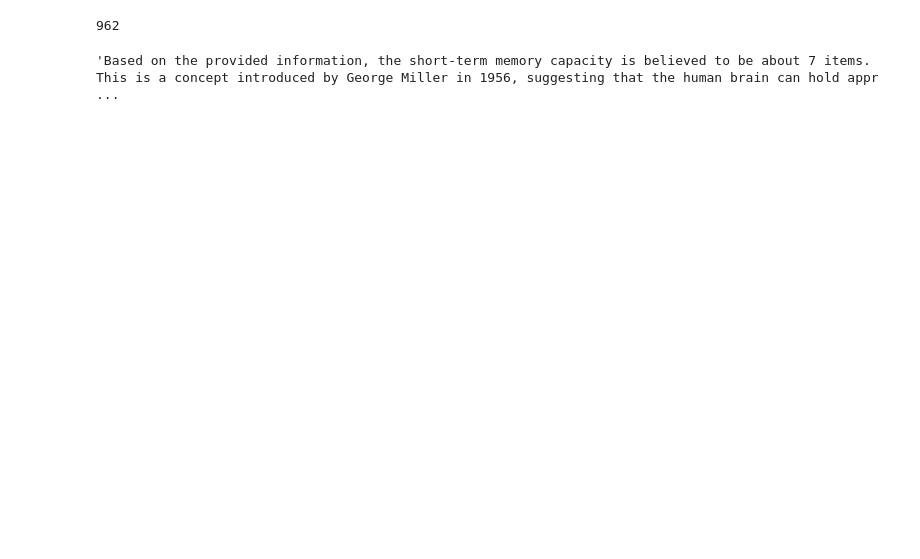
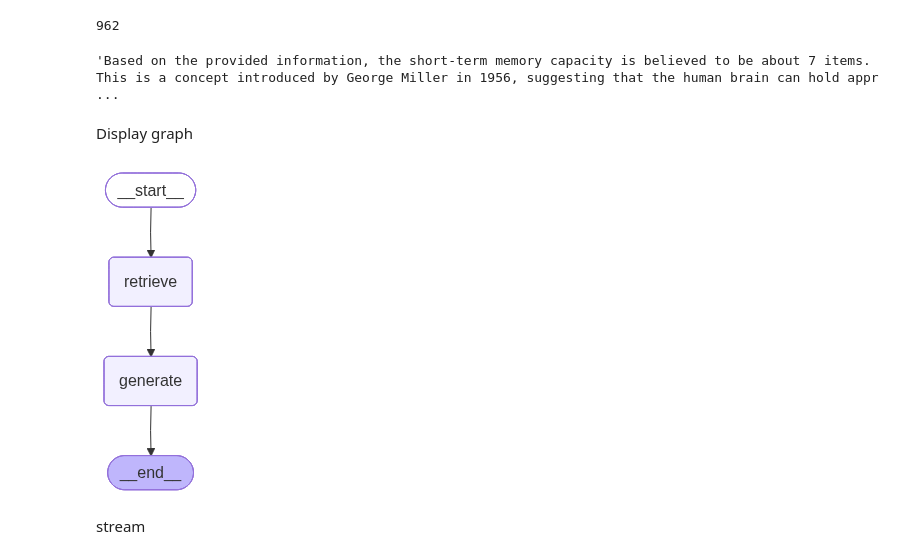
Before and after one commit to HAJJINIHamza/advanced_rag_using_groq_and_langchain, a Jupyter notebook: experiments/experiment_1.ipynb, the cells around one changed output. Saved outputs shown, nothing was run; the diff lists cells and outputs as text; code cells hidden in the pictures; blank space fills up the shorter version.

```diff
--- a/experiments/experiment_1.ipynb
+++ b/experiments/experiment_1.ipynb
@@ -121,3 +129,5 @@ response = graph.invoke({"question": "What is short term memory capacity ?"})
 response["answer"]
 # %% [output]
 'Based on the provided information, the short-term memory capacity is believed to be about 7 items. This is a concept introduced by George Miller in 1956, suggesting that the human brain can hold appr ...
+# %% [markdown]
+Display graph
@@ -123,0 +136,6 @@ response["answer"]
+# %%
+display(Image(graph.get_graph().draw_mermaid_png()))
+# %% [output]
+[figure, added]
+# %% [markdown]
+stream
```
Also changed, not shown: parts of 22 cells of this notebook, 2 other files.
